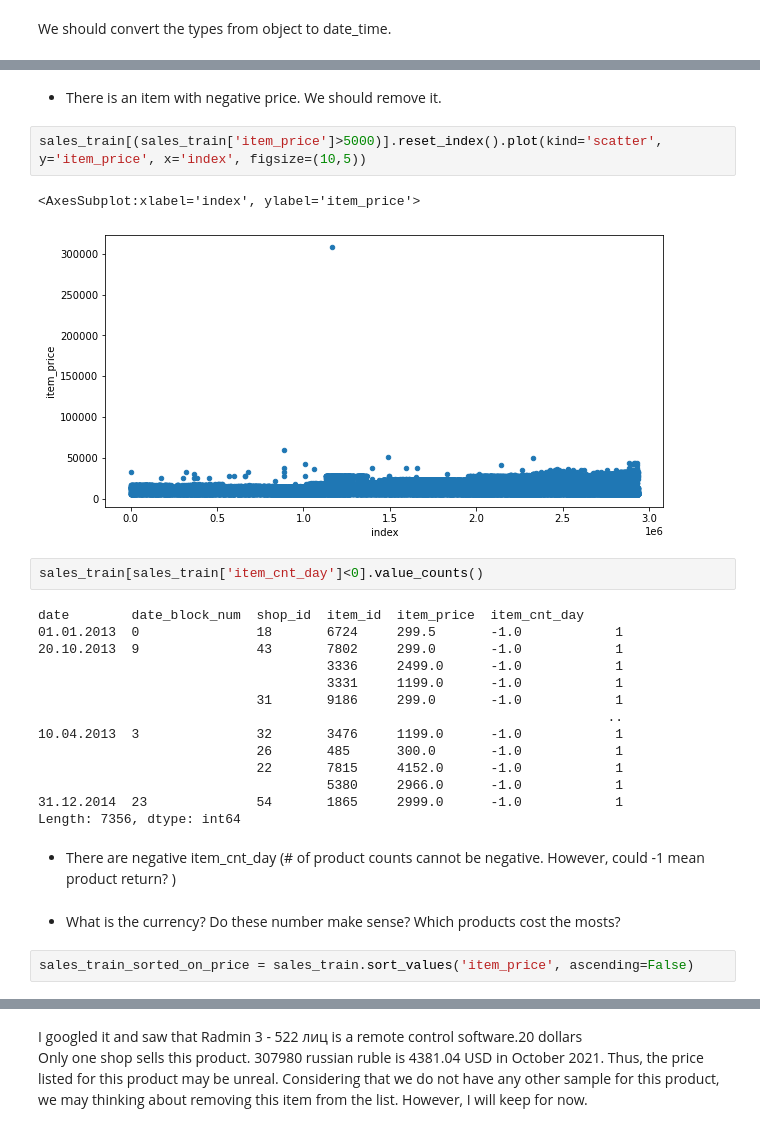
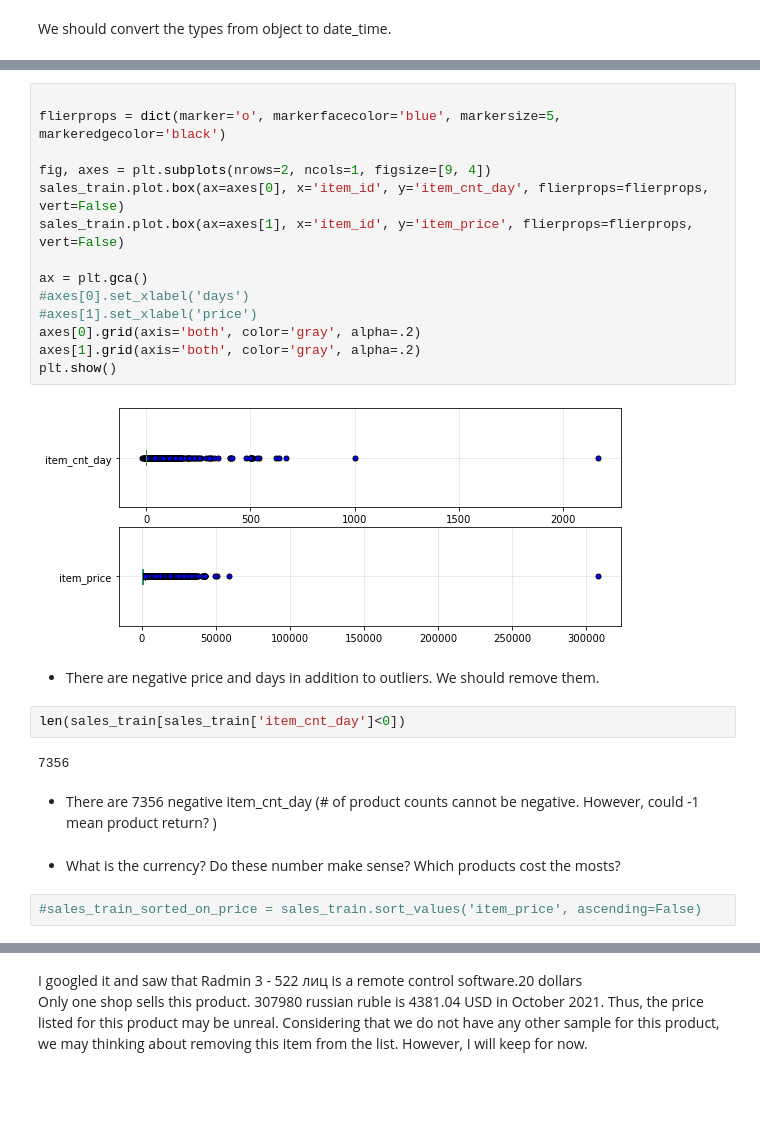
Before and after one commit to ozgekadioglu/Predict_Future_Sales, a Jupyter notebook: PresentableNotebook.ipynb, the cells around one changed output, grey strips where cells are left out. Saved outputs shown, nothing was run; the diff lists cells and outputs as text; blank space fills up the shorter version.

```diff
--- a/PresentableNotebook.ipynb
+++ b/PresentableNotebook.ipynb
@@ -154,30 +254,29 @@ sales_train[sales_train['item_price']<0].reset_index().plot(kind='scatter', y='i
-# %% [markdown]
-* There is an item with negative price. We should remove it.
-# %%
-sales_train[(sales_train['item_price']>5000)].reset_index().plot(kind='scatter', y='item_price', x='index', figsize=(10,5))
-# %% [output]
-<AxesSubplot:xlabel='index', ylabel='item_price'>
-[figure, removed]
+# %%
+
+flierprops = dict(marker='o', markerfacecolor='blue', markersize=5, markeredgecolor='black')
+
+fig, axes = plt.subplots(nrows=2, ncols=1, figsize=[9, 4])
+sales_train.plot.box(ax=axes[0], x='item_id', y='item_cnt_day', flierprops=flierprops, vert=False)
+sales_train.plot.box(ax=axes[1], x='item_id', y='item_price', flierprops=flierprops, vert=False)
+
+ax = plt.gca()
+#axes[0].set_xlabel('days')
+#axes[1].set_xlabel('price')
+axes[0].grid(axis='both', color='gray', alpha=.2)
+axes[1].grid(axis='both', color='gray', alpha=.2)
+plt.show()
+# %% [output]
+[figure, added]
+# %% [markdown]
+* There are negative price and days in addition to outliers. We should remove them.
 # %%
-sales_train[sales_train['item_cnt_day']<0].value_counts()
+len(sales_train[sales_train['item_cnt_day']<0])
 # %% [output]
-date        date_block_num  shop_id  item_id  item_price  item_cnt_day
-01.01.2013  0               18       6724     299.5       -1.0            1
-20.10.2013  9               43       7802     299.0       -1.0            1
-                                     3336     2499.0      -1.0            1
-                                     3331     1199.0      -1.0            1
-                            31       9186     299.0       -1.0            1
-                                                                         ..
-10.04.2013  3               32       3476     1199.0      -1.0            1
-                            26       485      300.0       -1.0            1
-                            22       7815     4152.0      -1.0            1
-                                     5380     2966.0      -1.0            1
-31.12.2014  23              54       1865     2999.0      -1.0            1
-Length: 7356, dtype: int64
+7356
 # %% [markdown]
-* There are negative item_cnt_day (# of product counts cannot be negative. However, could -1 mean product return? )
+* There are 7356 negative item_cnt_day (# of product counts cannot be negative. However, could -1 mean product return? )
 # %% [markdown]
 * What is the currency? Do these number make sense? Which products cost the mosts?
 # %%
-sales_train_sorted_on_price = sales_train.sort_values('item_price', ascending=False)
+#sales_train_sorted_on_price = sales_train.sort_values('item_price', ascending=False)
 # %%
```
Also changed, not shown: parts of 133 cells of this notebook.
